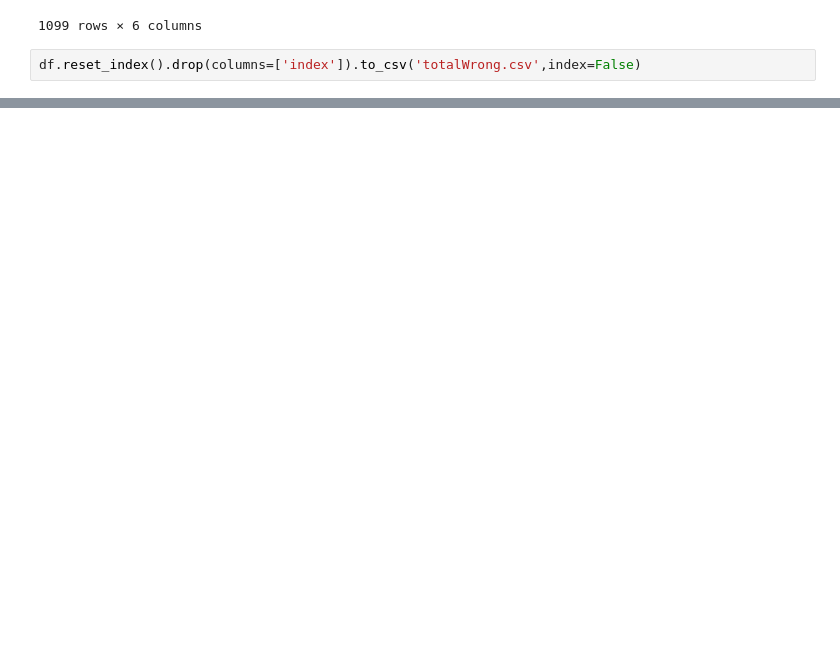
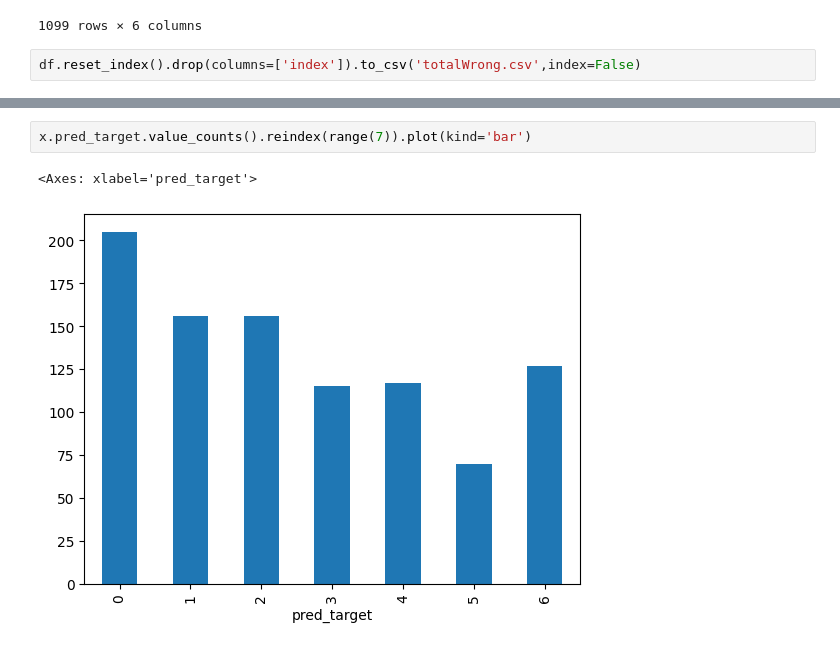
Before and after one commit to SangGank/bc_project3, a Jupyter notebook: analysis/cleaning.ipynb, the cells around one changed output, grey strips where cells are left out. Cells and saved outputs as stored; diff of their text form; blank space fills up the shorter version.

```diff
--- a/analysis/cleaning.ipynb
+++ b/analysis/cleaning.ipynb
@@ -34,0 +194,5 @@ df.reset_index().drop(columns=['index']).to_csv('totalWrong.csv',index=False)
+# %%
+x.pred_target.value_counts().reindex(range(7)).plot(kind='bar')
+# %% [output]
+<Axes: xlabel='pred_target'>
+[figure, added]
```
Also changed, not shown: parts of 25 cells of this notebook, 3 other files.
